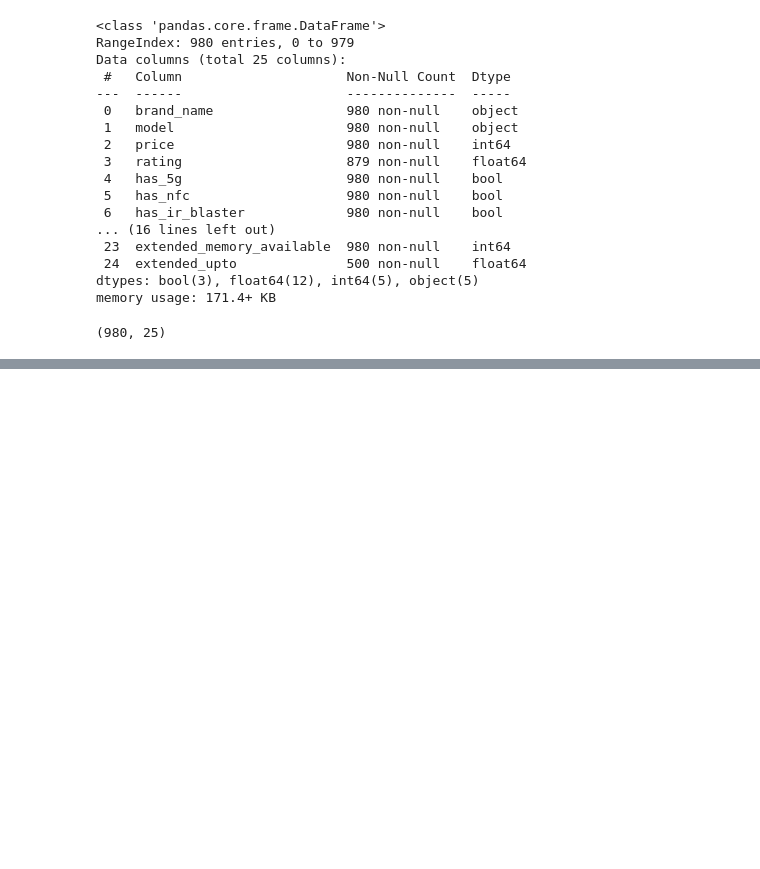
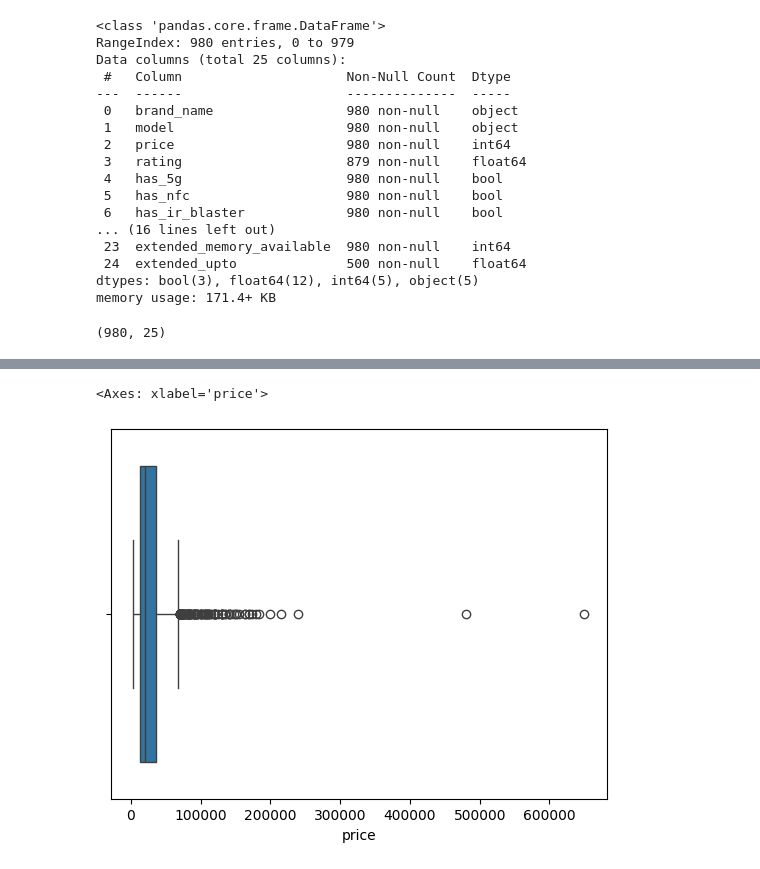
Before and after one commit to MohitMahi1/Smart-Phone-EDA-Analysis, a Jupyter notebook: smartphone_EDA_Analysis.ipynb, the cells around one changed output, grey strips where cells are left out. Cells and saved outputs as stored; diff of their text form; code cells hidden in the pictures; blank space fills up the shorter version.

```diff
--- a/smartphone_EDA_Analysis.ipynb
+++ b/smartphone_EDA_Analysis.ipynb
@@ -46,0 +107,5 @@ df.shape
+# %%
+sns.boxplot(data=df, x="price")
+# %% [output]
+<Axes: xlabel='price'>
+[figure, added]
```
Also changed, not shown: parts of 58 cells of this notebook.
